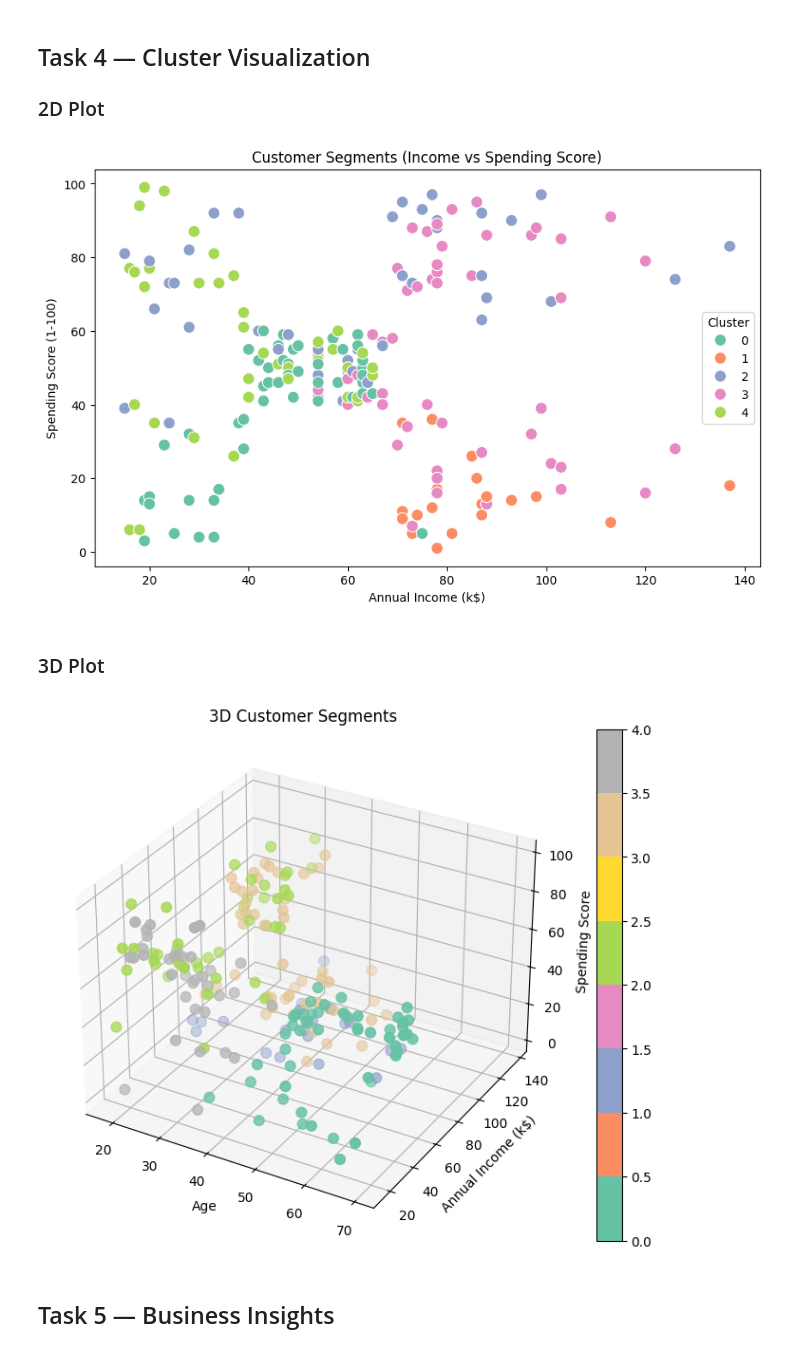
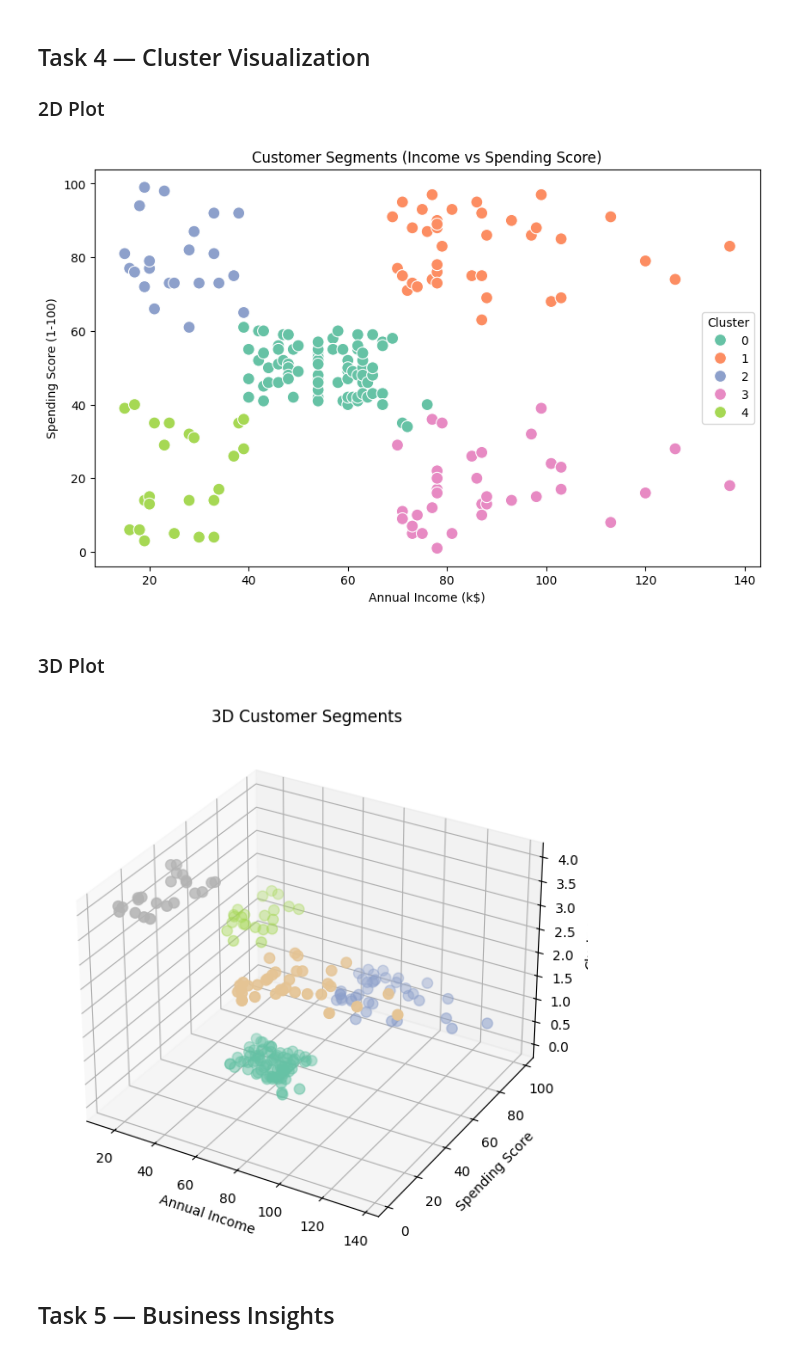
Before and after one commit to Vanshika1435/customer-segmentation, a Jupyter notebook: analysis.ipynb, the cells around one changed output. Drawn from its saved outputs; the diff is of its cells as text; code cells hidden in the pictures.

```diff
--- a/analysis.ipynb
+++ b/analysis.ipynb
@@ -69,6 +69,3 @@ df.head()
 | 2 | Female | 20 | 16 | 6 |
 | 3 | Female | 23 | 16 | 77 |
 | 4 | Female | 31 | 17 | 40 |
-# %%
-df['Gender'] = df['Gender'].map({'Male': 0, 'Female': 1})
-df.head()
@@ -102,7 +92,8 @@ from sklearn.preprocessing import StandardScaler
 
 scaler = StandardScaler()
 
-X_scaled = scaler.fit_transform(df)
+X = df[['Annual Income (k$)', 'Spending Score (1-100)']]
+X_scaled = scaler.fit_transform(X)
 
 print(X_scaled[:5])
 # %% [output]
@@ -191,32 +182,30 @@ plt.ylabel('Spending Score (1-100)')
 plt.legend(title='Cluster')
 plt.show()
 # %% [output]
-[figure, old version]
+[figure, new version]
 # %% [markdown]
 ### 3D Plot
 # %%
-from mpl_toolkits.mplot3d import Axes3D
-
 fig = plt.figure(figsize=(10, 7))
 ax = fig.add_subplot(111, projection='3d')
 
 scatter = ax.scatter(
-    df['Age'],
     df['Annual Income (k$)'],
     df['Spending Score (1-100)'],
+    df['Cluster'],
     c=df['Cluster'],
     cmap='Set2',
     s=60
 )
 
-ax.set_xlabel('Age')
-ax.set_ylabel('Annual Income (k$)')
-ax.set_zlabel('Spending Score')
+ax.set_xlabel('Annual Income')
+ax.set_ylabel('Spending Score')
+ax.set_zlabel('Cluster')
 ax.set_title('3D Customer Segments')
-plt.colorbar(scatter)
+
 plt.show()
 # %% [output]
-[figure, old version]
+[figure, new version]
 # %% [markdown]
 ## Task 5 — Business Insights
 # %%
```
Also changed, not shown: parts of 8 cells of this notebook, 2 other files.
